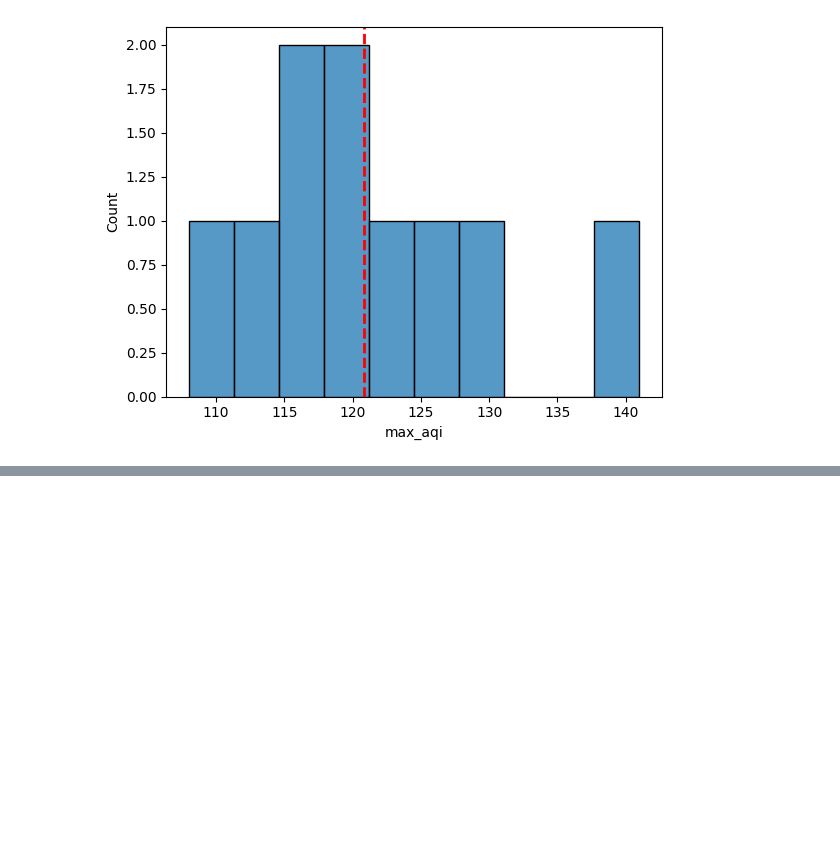
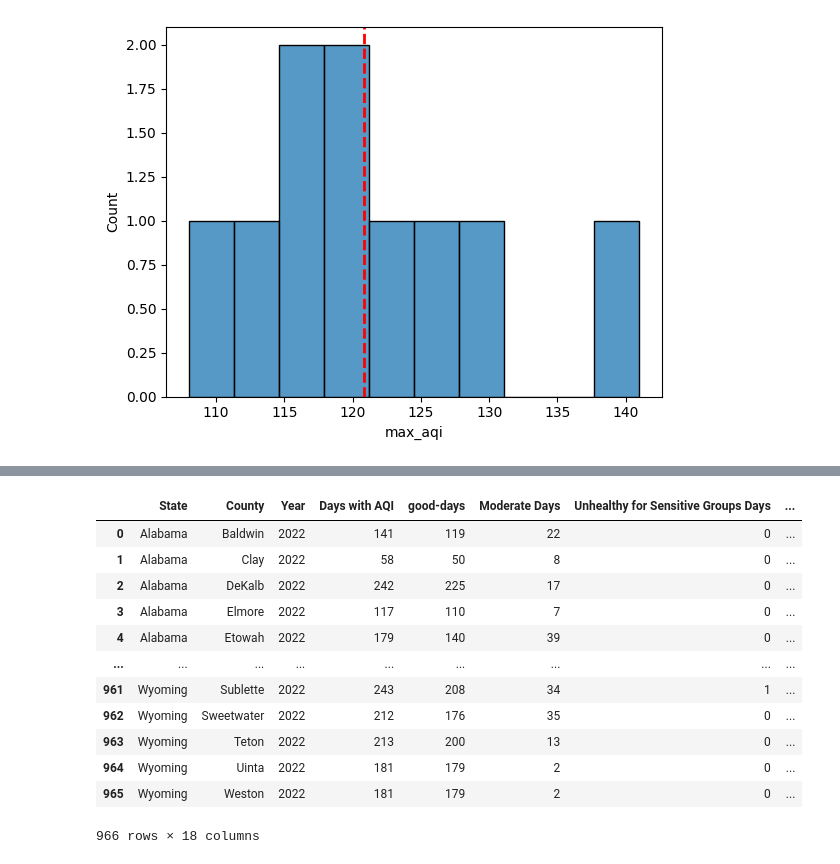
Before and after one commit to adolfo85/DataAir, a Jupyter notebook: notebooks/0.0-air-introduction.ipynb, the cells around one changed output, grey strips where cells are left out. Drawn from its saved outputs; the diff is of its cells as text; code cells hidden in the pictures; blank space fills up the shorter version.

```diff
--- a/notebooks/0.0-air-introduction.ipynb
+++ b/notebooks/0.0-air-introduction.ipynb
@@ -135,0 +122,17 @@ df_paraplot
+# %%
+df_2 = df.rename(columns={'Good Days': 'good-days', 'Max AQI': 'max_aqi', 'Days Ozone': 'ozone', 'Days PM2.5': 'pm2.5'})
+df_2
+# %% [output]
+|  | State | County | Year | Days with AQI | good-days | Moderate Days | Unhealthy for Sensitive Groups Days | ... |
+| 0 | Alabama | Baldwin | 2022 | 141 | 119 | 22 | 0 | ... |
+| 1 | Alabama | Clay | 2022 | 58 | 50 | 8 | 0 | ... |
+| 2 | Alabama | DeKalb | 2022 | 242 | 225 | 17 | 0 | ... |
+| 3 | Alabama | Elmore | 2022 | 117 | 110 | 7 | 0 | ... |
+| 4 | Alabama | Etowah | 2022 | 179 | 140 | 39 | 0 | ... |
+| ... | ... | ... | ... | ... | ... | ... | ... | ... |
+| 961 | Wyoming | Sublette | 2022 | 243 | 208 | 34 | 1 | ... |
+| 962 | Wyoming | Sweetwater | 2022 | 212 | 176 | 35 | 0 | ... |
+| 963 | Wyoming | Teton | 2022 | 213 | 200 | 13 | 0 | ... |
+| 964 | Wyoming | Uinta | 2022 | 181 | 179 | 2 | 0 | ... |
+| 965 | Wyoming | Weston | 2022 | 181 | 179 | 2 | 0 | ... |
+966 rows × 18 columns
```
Also changed, not shown: parts of 3 cells of this notebook.
